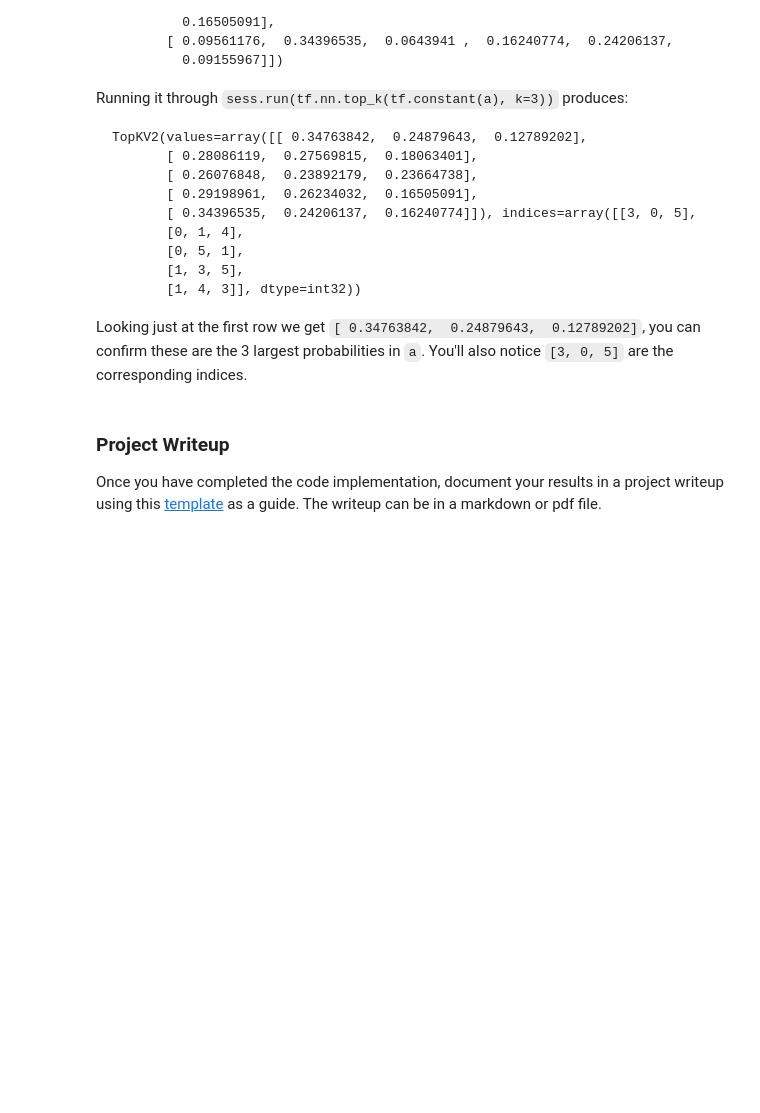
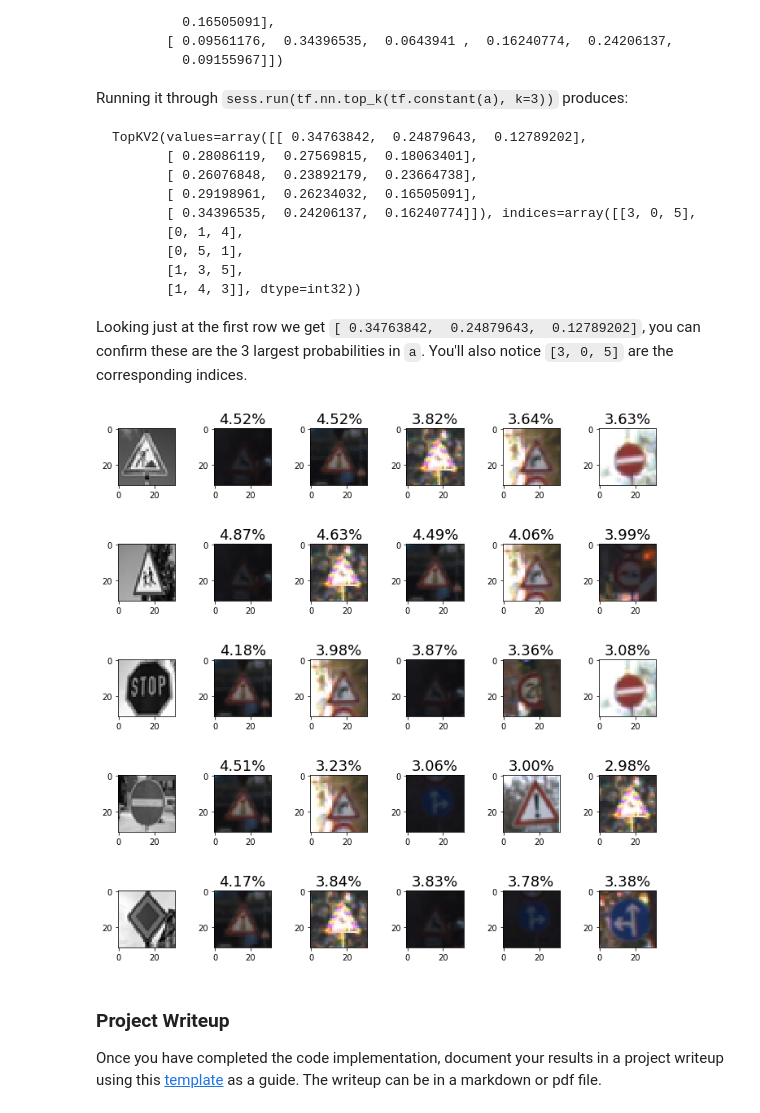
Before and after one commit to R-EM/Project2_Traffic_Sign_Classifier, a Jupyter notebook: Traffic_Sign_Classifier.ipynb, the cells around one changed output. Saved outputs shown, nothing was run; the diff lists cells and outputs as text; code cells hidden in the pictures; blank space fills up the shorter version.

```diff
--- a/Traffic_Sign_Classifier.ipynb
+++ b/Traffic_Sign_Classifier.ipynb
@@ -434,3 +475,10 @@ You may find `signnames.csv` useful as it contains mappings from the class id (i
 ### Run the predictions here and use the model to output the prediction for each image.
 ### Make sure to pre-process the images with the same pre-processing pipeline used earlier.
 ### Feel free to use as many code cells as needed.
+
+# Test model
+with tf.Session() as sess:
+    saver.restore(sess, tf.train.latest_checkpoint('.'))
+
+    test_accuracy = evaluate(images, labels)
+    print("Test Accuracy = {:.3f}".format(test_accuracy))
@@ -485,3 +537,45 @@ Looking just at the first row we get `[ 0.34763842,  0.24879643,  0.12789202]`,
+# %%
+import matplotlib.pyplot as plt
+
+def get_index(label):
+
+    for i in range(len(X_valid)):
+        if y_valid[i] == label:
+            temp = i
+            break
+    return temp
+# %%
+### Print out the top five softmax probabilities for the predictions on the German traffic sign images found on the web.
+### Feel free to use as many code cells as needed.
+logits_softmax = tf.nn.softmax(logits)
+top_k_softmax = tf.nn.top_k(logits_softmax, k = 5)
+
+with tf.Session() as sess:
+    sess.run(tf.global_variables_initializer())
+    logits_softmax = sess.run(logits_softmax, feed_dict={x: images, keep_prob: 1.0})
+    top_k_softmax = sess.run(top_k_softmax, feed_dict={x: images, keep_prob: 1.0})
+
+
+# Need to display the image we're looking at, the images that we're guessing from and their probabilities.
+# So plot a 5x6 matrix, where the far left is the image we're looking at,
+# and place probabilities in descending order from left to right with their respective probabilities
+
+
+softmax_probabilities = top_k_softmax[0]
+softmax_labels = top_k_softmax[1]
+
+# Create subplots
+fig, plots = plt.subplots(5,6,figsize=(10,10))
+fig.tight_layout()
+# Plot images
+for i in range (0, len(plots)):
+    plots[i,0].imshow(images[i].squeeze(), cmap = 'gray')
+    for j in range (1, len(plots[i])):
+        plots[i,j].imshow(X_valid[get_index(softmax_labels[i][j-1])].squeeze(), cmap = 'gray')
+        str_temp = "{:.2f}%".format(softmax_probabilities[i][j-1]*100)
+        plots[i,j].set_title(str_temp, fontsize=18)
+# %% [output]
+[figure, added]
 # %% [markdown]
 ### Project Writeup
 
```
Also changed, not shown: parts of 8 cells of this notebook.
